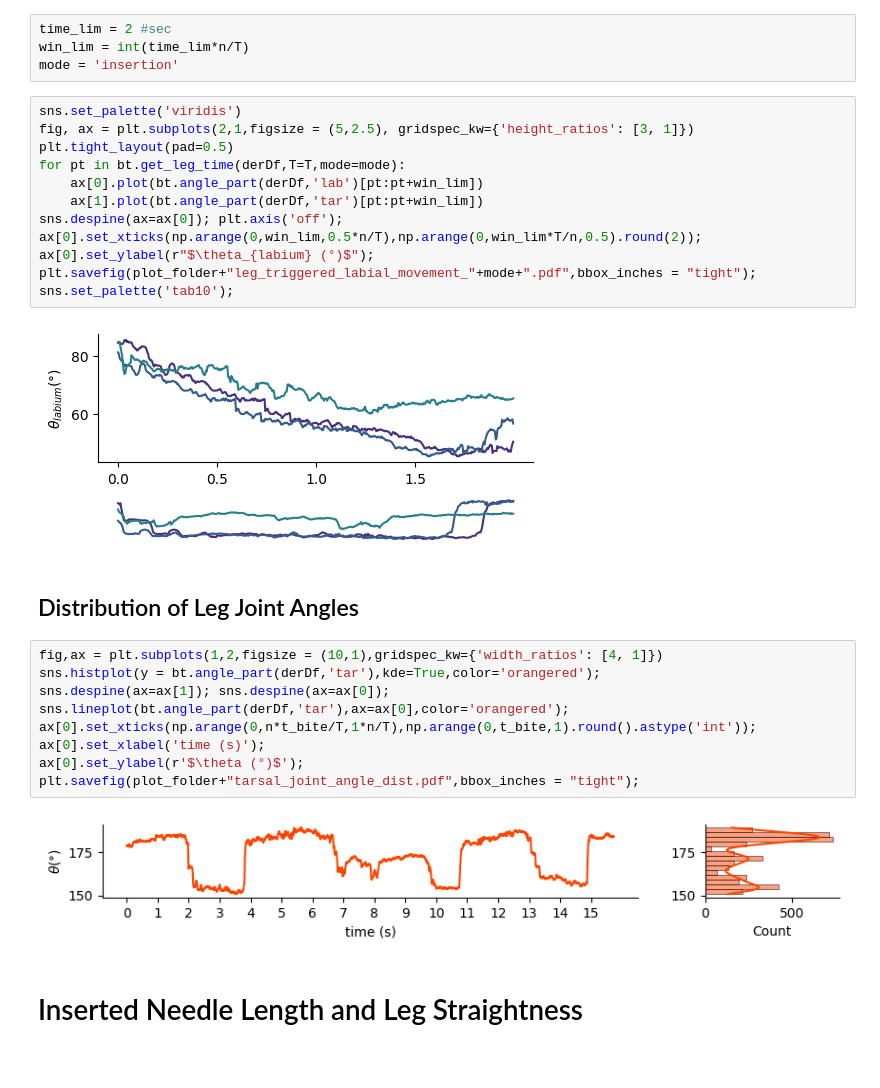
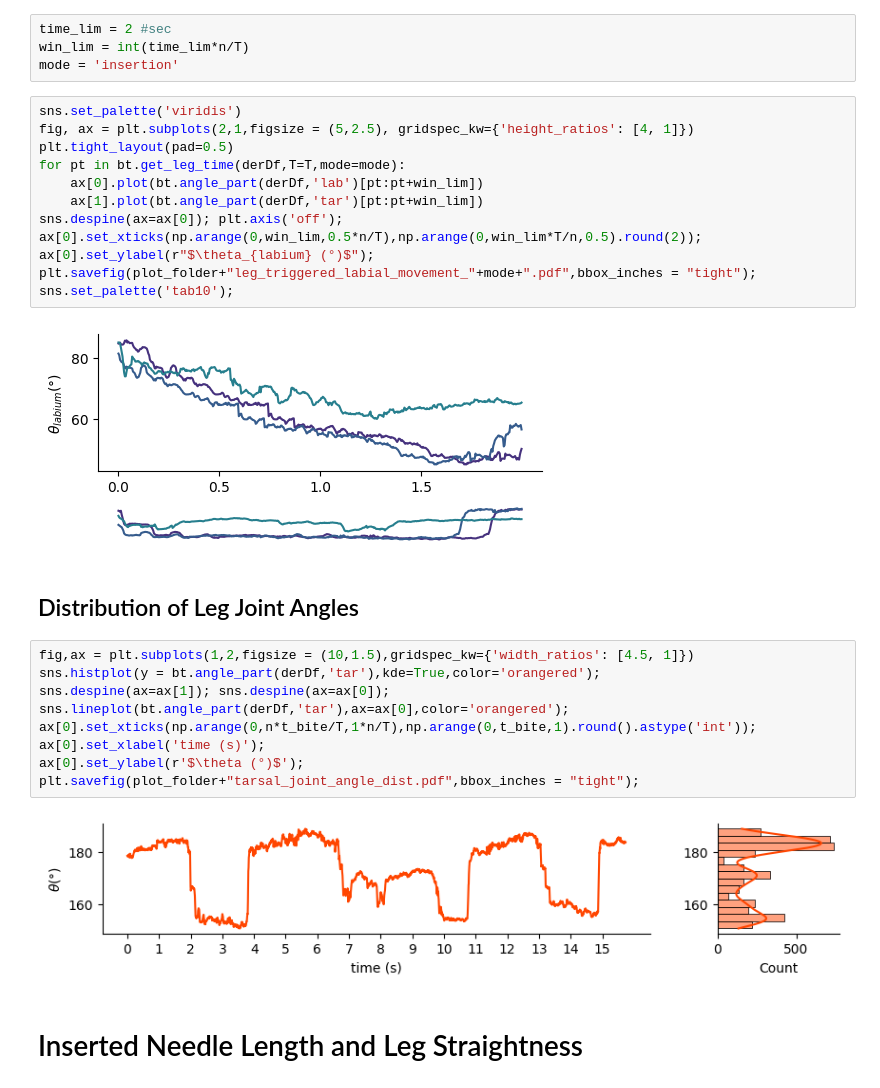
Before and after one commit to shivChitinous/bite-tracks, a Jupyter notebook: biteAnalysis.ipynb, the cells around one changed output. Cells and saved outputs as stored; diff of their text form.

```diff
--- a/biteAnalysis.ipynb
+++ b/biteAnalysis.ipynb
@@ -153,7 +156,7 @@ win_lim = int(time_lim*n/T)
 mode = 'insertion'
 # %%
 sns.set_palette('viridis')
-fig, ax = plt.subplots(2,1,figsize = (5,2.5), gridspec_kw={'height_ratios': [3, 1]})
+fig, ax = plt.subplots(2,1,figsize = (5,2.5), gridspec_kw={'height_ratios': [4, 1]})
 plt.tight_layout(pad=0.5)
 for pt in bt.get_leg_time(derDf,T=T,mode=mode):
     ax[0].plot(bt.angle_part(derDf,'lab')[pt:pt+win_lim])
@@ -164,20 +167,20 @@ ax[0].set_ylabel(r"$\theta_{labium} (°)$");
 plt.savefig(plot_folder+"leg_triggered_labial_movement_"+mode+".pdf",bbox_inches = "tight");
 sns.set_palette('tab10');
 # %% [output]
-[figure, old version]
+[figure, new version]
 # %% [markdown]
 ## Distribution of Leg Joint Angles
 # %%
-fig,ax = plt.subplots(1,2,figsize = (10,1),gridspec_kw={'width_ratios': [4, 1]})
+fig,ax = plt.subplots(1,2,figsize = (10,1.5),gridspec_kw={'width_ratios': [4.5, 1]})
 sns.histplot(y = bt.angle_part(derDf,'tar'),kde=True,color='orangered');
 sns.despine(ax=ax[1]); sns.despine(ax=ax[0]);
 sns.lineplot(bt.angle_part(derDf,'tar'),ax=ax[0],color='orangered');
 ax[0].set_xticks(np.arange(0,n*t_bite/T,1*n/T),np.arange(0,t_bite,1).round().astype('int'));
 ax[0].set_xlabel('time (s)');
 ax[0].set_ylabel(r'$\theta (°)$');
 plt.savefig(plot_folder+"tarsal_joint_angle_dist.pdf",bbox_inches = "tight");
 # %% [output]
-[figure, old version]
+[figure, new version]
 # %% [markdown]
 # Inserted Needle Length and Leg Straightness
 # %%
```
Also changed, not shown: parts of 9 cells of this notebook, 17 other files.
